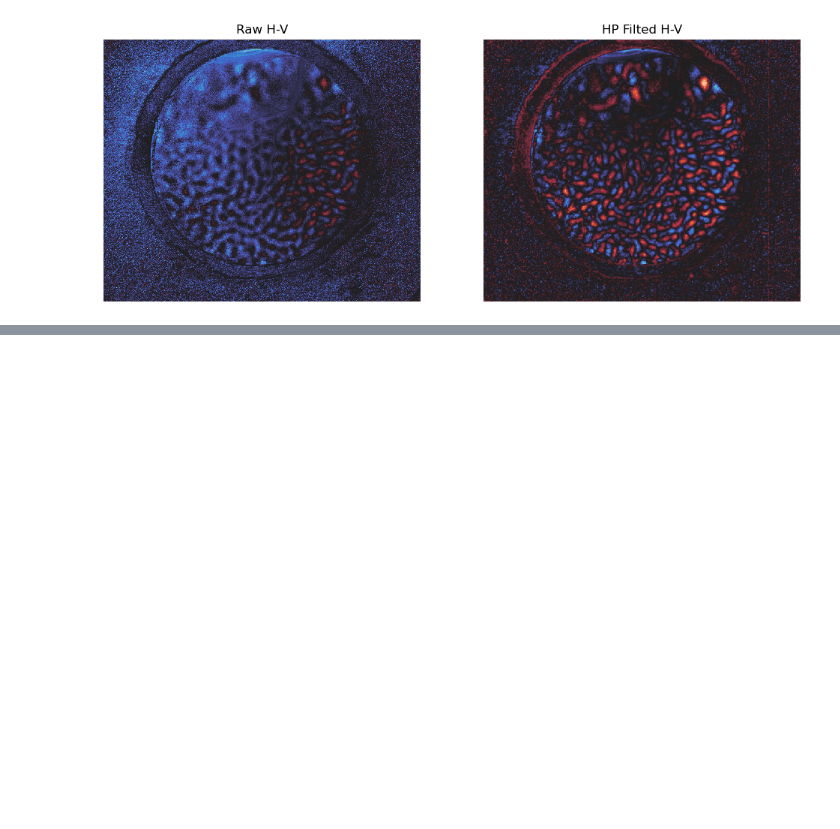
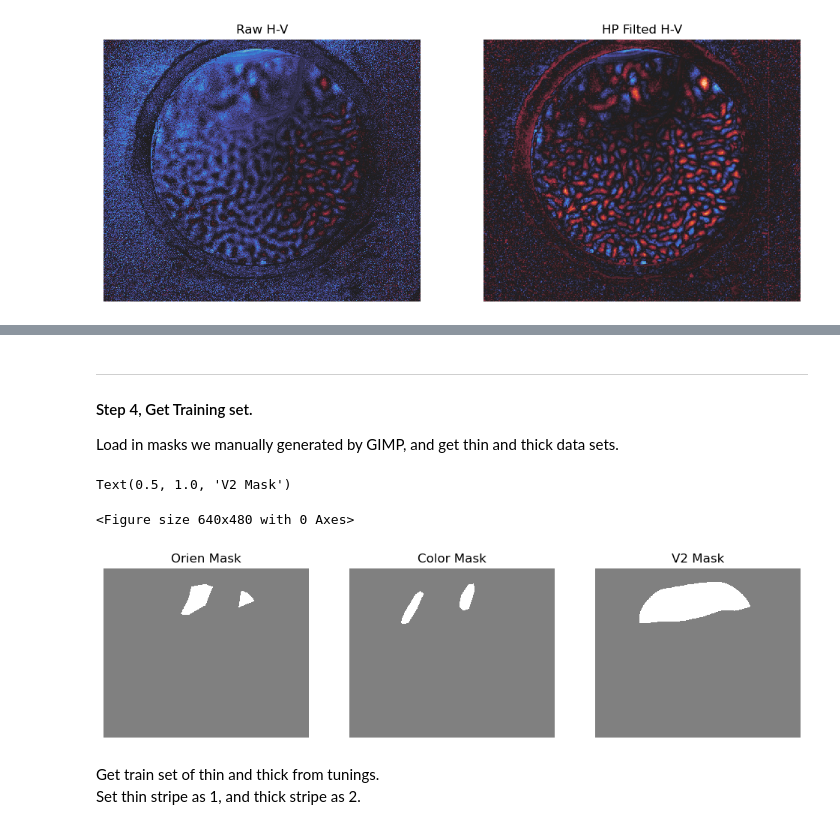
Before and after one commit to adolescent/Lulab_OI_Infrastructure, a Jupyter notebook: _Projects/240930_V2_Project/Step1_Train_SVM.ipynb, the cells around one changed output, grey strips where cells are left out. Drawn from its saved outputs; the diff is of its cells as text; code cells hidden in the pictures; blank space fills up the shorter version.

```diff
--- a/_Projects/240930_V2_Project/Step1_Train_SVM.ipynb
+++ b/_Projects/240930_V2_Project/Step1_Train_SVM.ipynb
@@ -81,0 +133,30 @@ Step 4, we will use masks to generate orien and color tuning index matrix, and u
+# %% [markdown]
+___
+#### Step 4, Get Training set.
+Load in masks we manually generated by GIMP, and get thin and thick data sets.
+# %%
+# load thick and thin domain's mask
+mask_path = r'D:\ZR\_Data_Temp\VDaQ_Data\200910_L80_LM_OI\_V2_Sripe_Method\Masks'
+
+thick_mask = cv2.imread(cf.join(mask_path,'orien_mask.png'),0)>128
+thin_mask = cv2.imread(cf.join(mask_path,'colormask.png'),0)>128
+v2_mask = cv2.imread(cf.join(mask_path,'V2_Mask.png'),0)>128
+
+
+plt.clf()
+label_size = 14
+fig, ax = plt.subplots(nrows=1, ncols=3, figsize=(12,7))
+sns.heatmap(thick_mask,center = 0,square = True,ax = ax[0],xticklabels=False,yticklabels=False,cbar=False,cmap = 'gray')
+sns.heatmap(thin_mask,center = 0,square = True,ax = ax[1],xticklabels=False,yticklabels=False,cbar=False,cmap = 'gray')
+sns.heatmap(v2_mask,center = 0,square = True,ax = ax[2],xticklabels=False,yticklabels=False,cbar=False,cmap = 'gray')
+
+ax[0].set_title('Orien Mask')
+ax[1].set_title('Color Mask')
+ax[2].set_title('V2 Mask')
+# %% [output]
+Text(0.5, 1.0, 'V2 Mask')
+<Figure size 640x480 with 0 Axes>
+[figure, added]
+# %% [markdown]
+Get train set of thin and thick from tunings.
+Set thin stripe as 1, and thick stripe as 2.
```
Also changed, not shown: parts of 18 cells of this notebook, 1 other file.
